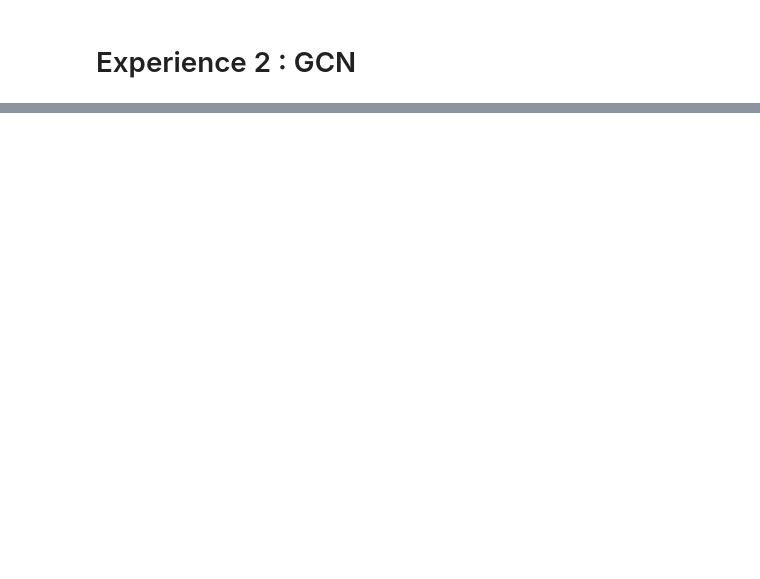
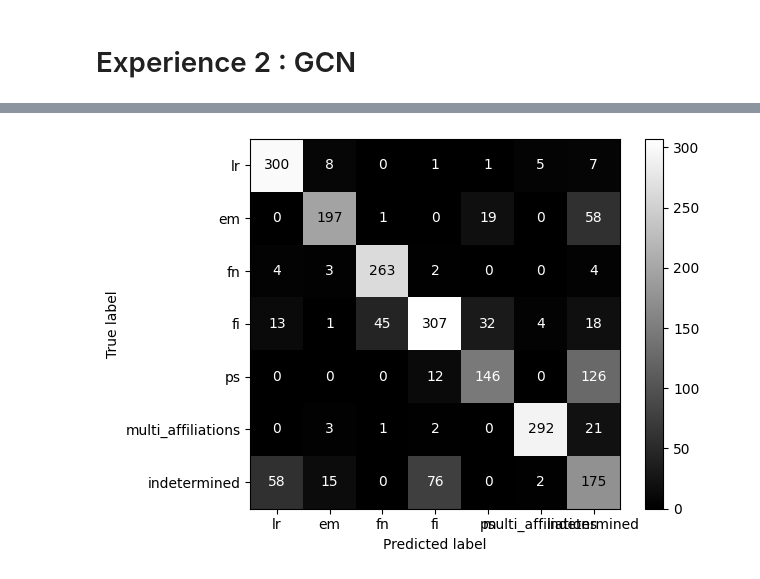
Before and after one commit to Yufu0/classification_graphs, a Jupyter notebook: train.ipynb, the cells around one changed output, grey strips where cells are left out. Saved outputs shown, nothing was run; the diff lists cells and outputs as text; code cells hidden in the pictures; blank space fills up the shorter version.

```diff
--- a/train.ipynb
+++ b/train.ipynb
@@ -267,23 +331,24 @@ class GCN_2(torch.nn.Module):
         # First Message Passing Layer
         x = self.conv1(x, edge_index)
         x = x.relu()
-        x = F.dropout(x, p=0.3, training=self.training)
+        x = F.dropout(x, p=0.5, training=self.training)
 
         # Second Message Passing Layer
         x = self.conv2(x, edge_index)
         x = x.relu()
-        x = F.dropout(x, p=0.3, training=self.training)
+        x = F.dropout(x, p=0.5, training=self.training)
 
+        # # Third Message Passing Layer
         x = self.conv3(x, edge_index)
         x = x.relu()
-        x = F.dropout(x, p=0.3, training=self.training)
+        x = F.dropout(x, p=0.5, training=self.training)
 
         # Output layer + softmax
         x = self.out(x)
         x = F.softmax(x, dim=1)
         return x
 # %%
-model_gcn2 = GCN_2(hidden_channels=128)
+model_gcn2 = GCN_2(hidden_channels=256)
 device = torch.device("cuda" if torch.cuda.is_available() else "cpu")
 model_gcn2 = model_gcn2.to(device)
 graph_train_torch = graph_train_torch.to(device)
@@ -292,7 +357,7 @@ list_loss_train, list_loss_test, list_train_acc, list_test_acc = train(
     model_gcn2,
     graph_train_torch,
     graph_test_torch,
-    300
+    1000
 )
 
 fig, (ax1, ax2) = plt.subplots(1, 2)
@@ -336,0 +522,9 @@ plt.plot(list_test_acc, color='red')
+# %%
+with torch.no_grad():
+    model_gcn2.eval()
+    y_true = torch.argmax(graph_test_torch.labels, dim=1).cpu().numpy()
+    y_pred = torch.argmax(model_gcn2(graph_test_torch.features, graph_test_torch.edge_index), dim=1).cpu().numpy()
+    mat = confusion_matrix(y_true, y_pred)
+    ConfusionMatrixDisplay(confusion_matrix=mat, display_labels=['lr','em','fn','fi','ps','multi_affiliations','indetermined']).plot(cmap='gray')
+# %% [output]
+[figure, added]
```
Also changed, not shown: parts of 15 cells of this notebook, 1 other file.
